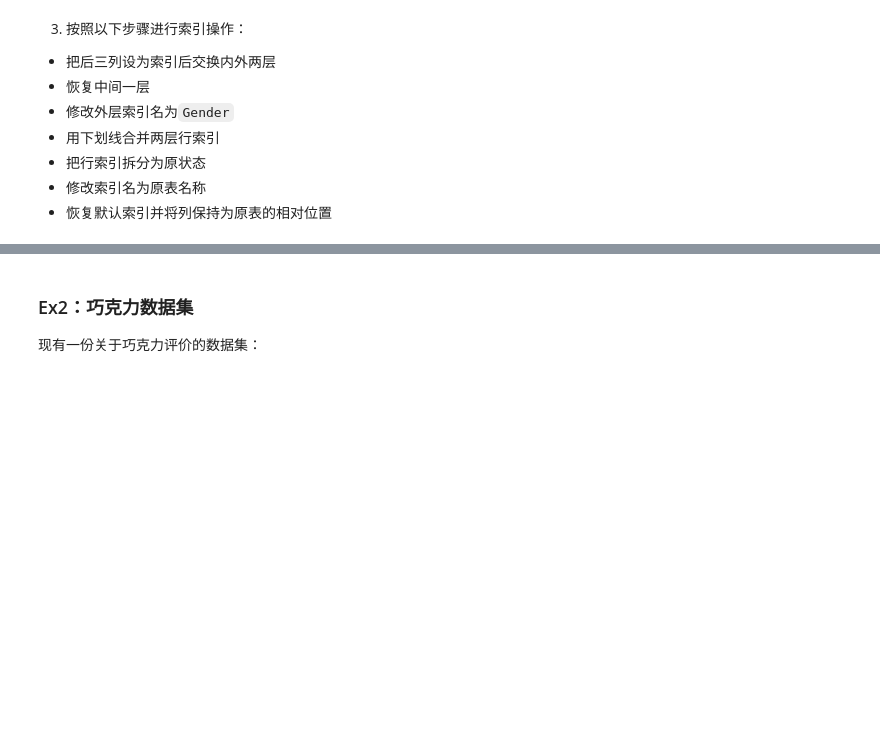
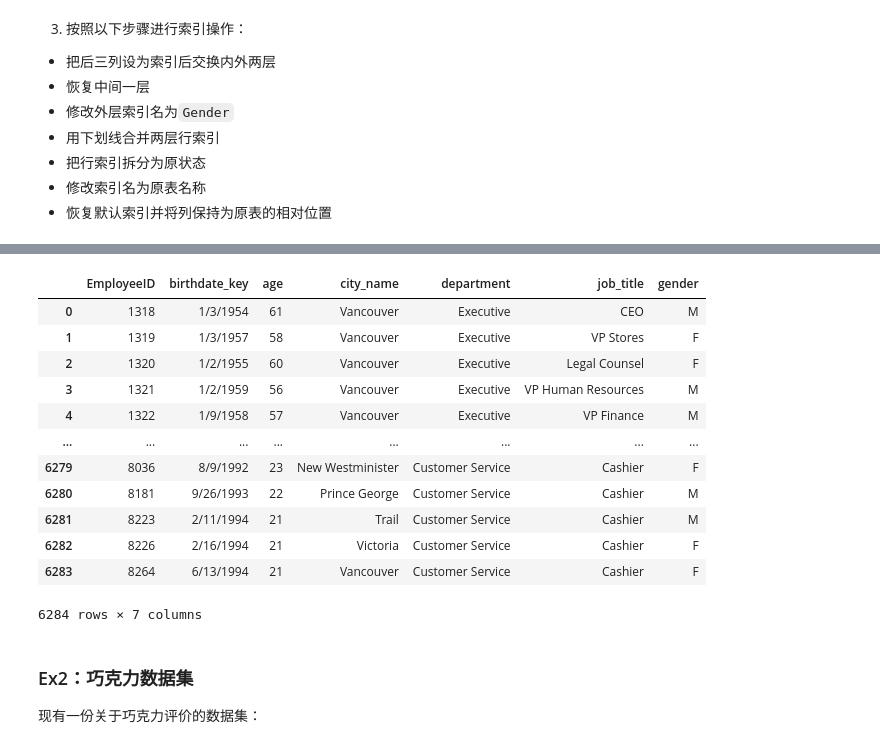
Before and after one commit to nicebear1999/learning_pandas, a Jupyter notebook: Task3练习.ipynb, the cells around one changed output, grey strips where cells are left out. Drawn from its saved outputs; the diff is of its cells as text; code cells hidden in the pictures; blank space fills up the shorter version.

```diff
--- a/Task3练习.ipynb
+++ b/Task3练习.ipynb
@@ -66,0 +73,3 @@ True
+# %%
+df_new=df_new.reset_index(['job_title'])
+df_new.head(3)
@@ -66,0 +82,3 @@ True
+# %%
+df_new=df_new.rename_axis(index={'gender':'Gender'})
+df_new.head()
@@ -66,0 +93,3 @@ True
+# %%
+df_new.index=df_new.index.map(lambda x:(x[0]+'-'+x[1]))
+df_new
@@ -66,0 +110,3 @@ True
+# %%
+df_new.index=df_new.index.map(lambda x:tuple(x.split('-')))
+df_new
@@ -67,3 +127,20 @@ True
+# %%
+df_new=df_new.rename_axis(index=('gender', 'department'))
+df_new.reset_index().reindex(df.columns,axis=1)
+# %% [output]
+|  | EmployeeID | birthdate_key | age | city_name | department | job_title | gender |
+| 0 | 1318 | 1/3/1954 | 61 | Vancouver | Executive | CEO | M |
+| 1 | 1319 | 1/3/1957 | 58 | Vancouver | Executive | VP Stores | F |
+| 2 | 1320 | 1/2/1955 | 60 | Vancouver | Executive | Legal Counsel | F |
+| 3 | 1321 | 1/2/1959 | 56 | Vancouver | Executive | VP Human Resources | M |
+| 4 | 1322 | 1/9/1958 | 57 | Vancouver | Executive | VP Finance | M |
+| ... | ... | ... | ... | ... | ... | ... | ... |
+| 6279 | 8036 | 8/9/1992 | 23 | New Westminister | Customer Service | Cashier | F |
+| 6280 | 8181 | 9/26/1993 | 22 | Prince George | Customer Service | Cashier | M |
+| 6281 | 8223 | 2/11/1994 | 21 | Trail | Customer Service | Cashier | M |
+| 6282 | 8226 | 2/16/1994 | 21 | Victoria | Customer Service | Cashier | F |
+| 6283 | 8264 | 6/13/1994 | 21 | Vancouver | Customer Service | Cashier | F |
+6284 rows × 7 columns
 # %% [markdown]
 ### Ex2：巧克力数据集
 现有一份关于巧克力评价的数据集：
```
Also changed, not shown: parts of 10 cells of this notebook, 4 other files.
